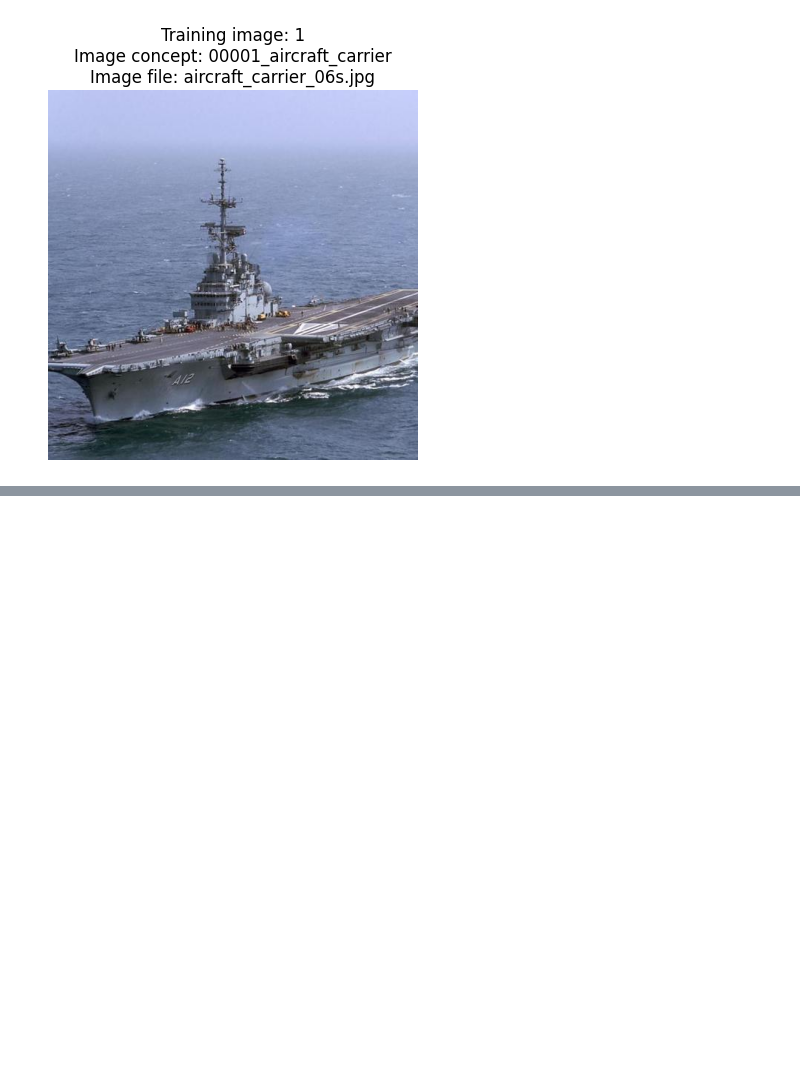
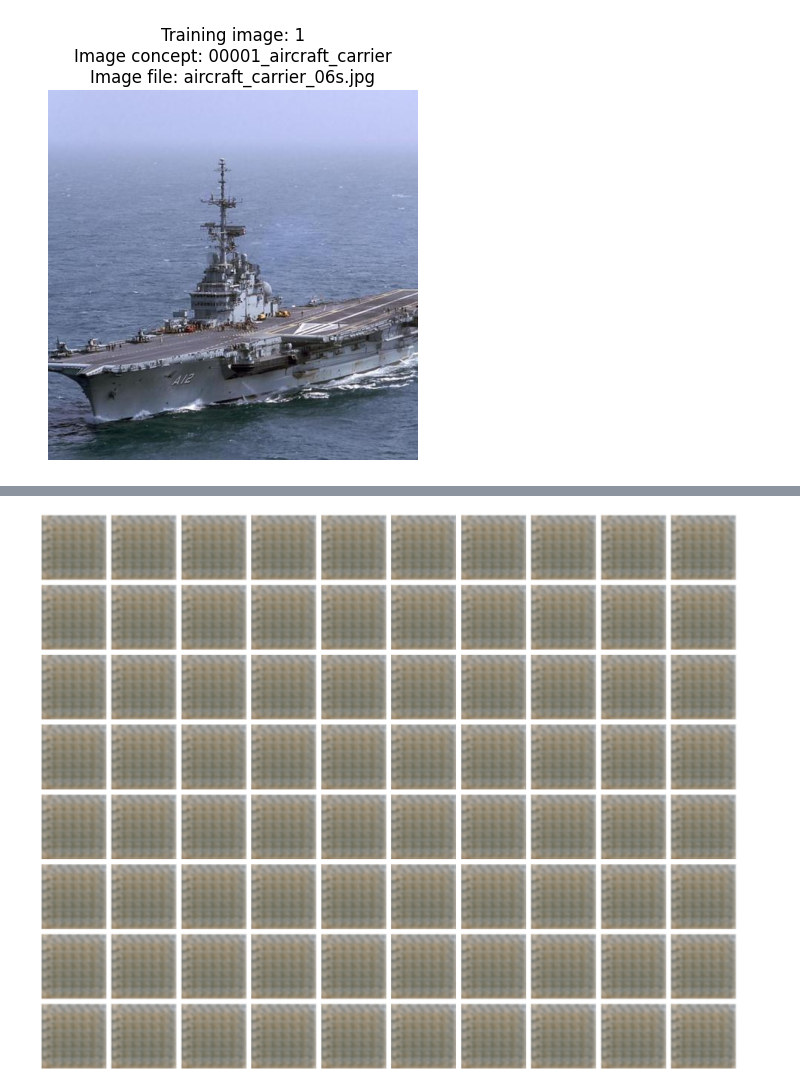
Before and after one commit to aditisaxena12/DecodeEEG, a Jupyter notebook: src/visualize/visualize_predict.ipynb, the cells around one changed output, grey strips where cells are left out. Cells and saved outputs as stored; diff of their text form; code cells hidden in the pictures; blank space fills up the shorter version.

```diff
--- a/src/visualize/visualize_predict.ipynb
+++ b/src/visualize/visualize_predict.ipynb
@@ -211,0 +322,15 @@ Training EEG single image data shape:
+# %%
+# Get all predictions from the above EEG
+predicted_features_all = []
+
+for i in range(eeg_spec_all.shape[0]):
+    eeg_spec = eeg_spec_all[i,:,:,:]
+    eeg_spec = np.expand_dims(eeg_spec, axis=0)
+    eeg_spec = eeg_spec.astype('float32')
+    eeg_spec = eeg_spec/255.0
+    print(eeg_spec.shape)
+    pred = model.predict(eeg_spec)
+    predicted_features_all.append(pred)
+
+predicted_features_all = np.array(predicted_features_all)
+print(predicted_features_all.shape)
@@ -263,0 +396,16 @@ ValueError: Found array with dim 4. TSNE expected <= 2.
+# %%
+# Create an 8x10 grid of subplots
+fig, axes = plt.subplots(8, 10, figsize=(20, 16))
+
+# Populate the subplots in a loop
+for i, ax in enumerate(axes.flat):
+    code = predicted_features_all[i]  # Get the encoded feature
+    decoded_img = Decoder.decode(code)  # Decode the image
+    ax.imshow(decoded_img, cmap='gray')
+    ax.axis('off')  # Hide the axes
+
+# Adjust layout
+plt.tight_layout()
+plt.show()
+# %% [output]
+[figure, added]
```
Also changed, not shown: parts of 12 cells of this notebook, 5 other files.
